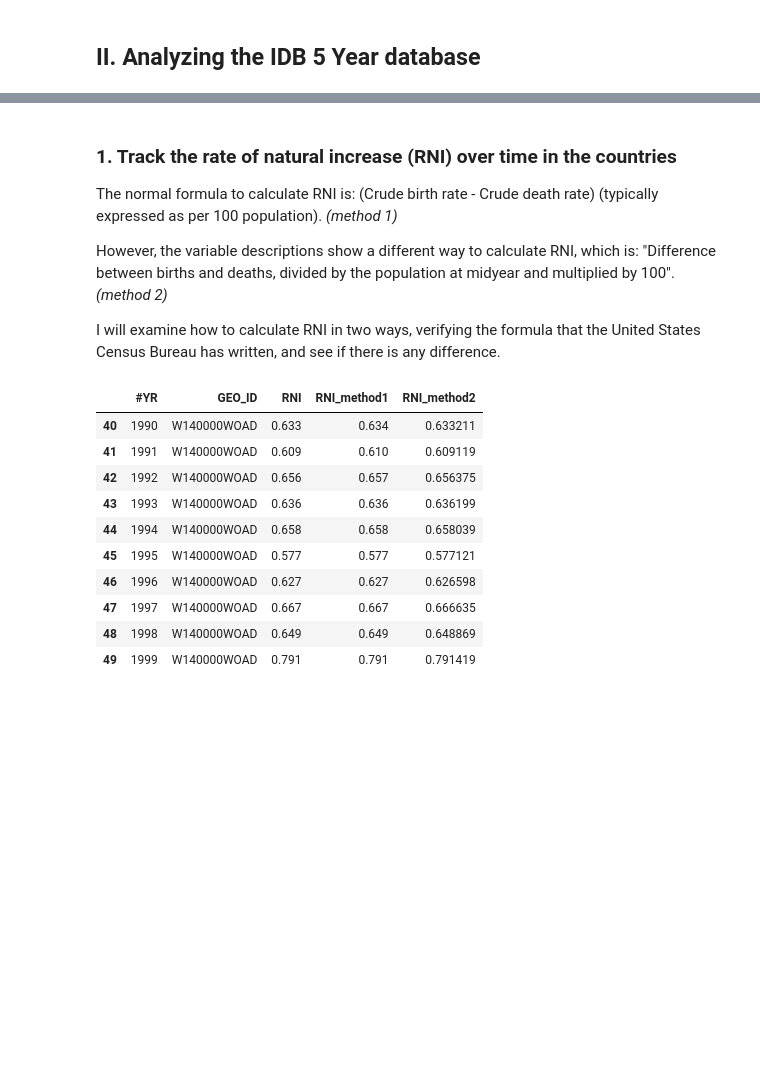
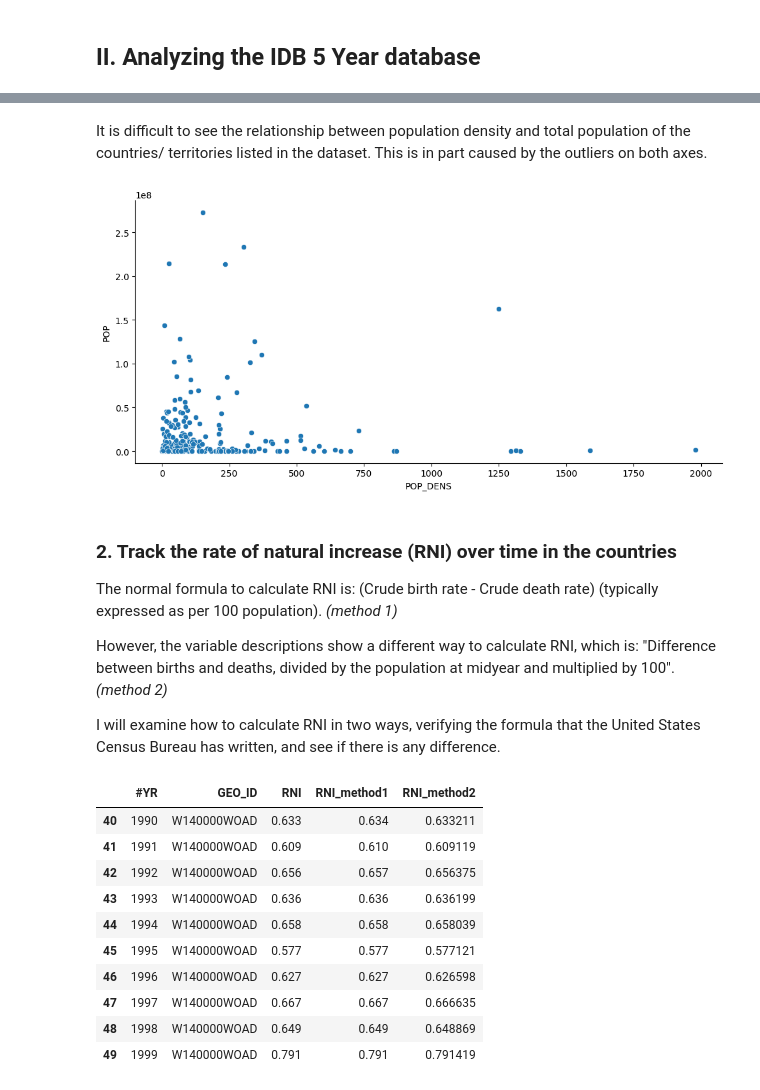
Before and after one commit to thaianle/international-database, a Jupyter notebook: idb5yr-python.ipynb, the cells around one changed output, grey strips where cells are left out. Drawn from its saved outputs; the diff is of its cells as text; code cells hidden in the pictures; blank space fills up the shorter version.

```diff
--- a/idb5yr-python.ipynb
+++ b/idb5yr-python.ipynb
@@ -122,5 +148,13 @@ idb5yr.describe()
+# %% [markdown]
+It is difficult to see the relationship between population density and total population of the countries/ territories listed in the dataset. This is in part caused by the outliers on both axes.
+# %%
+# Plotting the scatterplot again without the total population and density outliers
+pop_2020_rm = pop_2020[np.logical_and(pop_2020['POP'] < (10 ** 9), pop_2020['POP_DENS'] < 4000)]
+pop_scatter = sns.relplot(data = pop_2020_rm, x = 'POP_DENS', y = 'POP', kind = 'scatter', aspect = 2)
+# %% [output]
+[figure, added]
 # %% [markdown]
-### 1. Track the rate of natural increase (RNI) over time in the countries
+### 2. Track the rate of natural increase (RNI) over time in the countries
 
 The normal formula to calculate RNI is: (Crude birth rate - Crude death rate) (typically expressed as per 100 population). _(method 1)_
 
```
Also changed, not shown: parts of 12 cells of this notebook.
